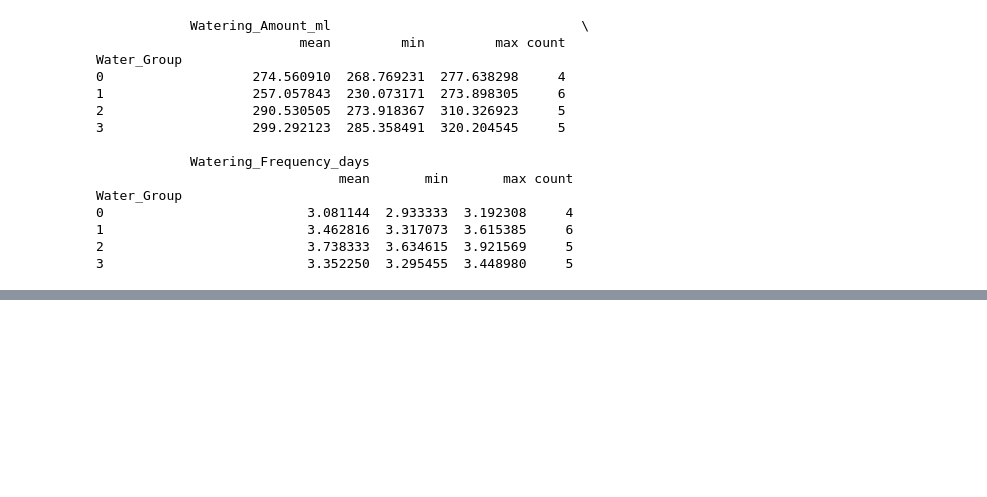
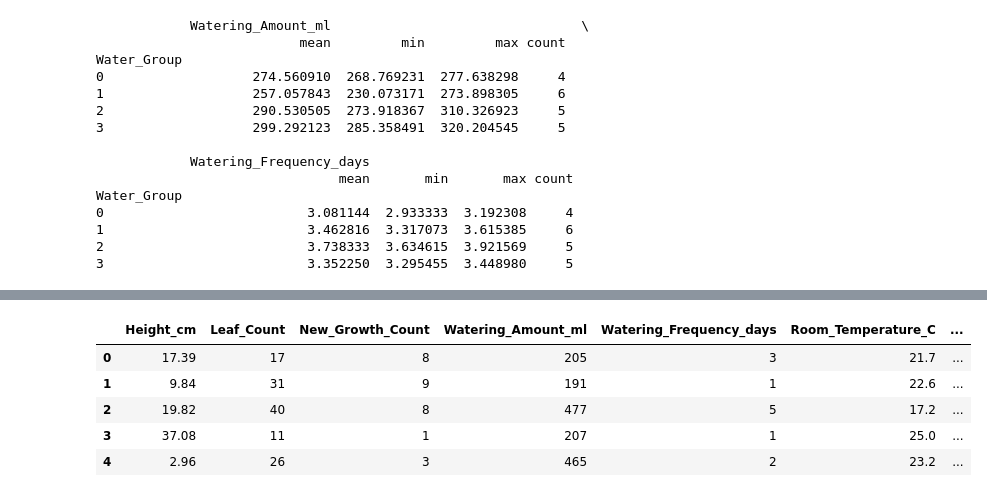
Before and after one commit to NancyNancy07/VIA_UrbanMicroFarm_MAL_Model, a Jupyter notebook: preproccess_samo.ipynb, the cells around one changed output, grey strips where cells are left out. Saved outputs shown, nothing was run; the diff lists cells and outputs as text; code cells hidden in the pictures; blank space fills up the shorter version.

Commit message:
Making a model out of the "watering groups" through using clustering Still the results are not good

```diff
--- a/preproccess_samo.ipynb
+++ b/preproccess_samo.ipynb
@@ -1311,0 +1490,22 @@ plt.show()
+# %%
+from sklearn.model_selection import train_test_split
+
+# Merge the water group mapping to the cleaned dataframe
+df_model = df_clean.merge(
+    plant_water_summary[['Plant_ID', 'Water_Group']],
+    on='Plant_ID',
+    how='left'
+)
+
+# Drop the original Plant_ID as it's now represented by Water_Group
+df_model = df_model.drop(columns=['Plant_ID'])
+
+# Define features (X) and target (y)
+X = df_model.drop('Watering_Amount_ml', axis=1)
+y = df_model['Watering_Amount_ml']
+
+# Split the data into training and testing sets
+X_train, X_test, y_train, y_test = train_test_split(X, y, test_size=0.2, random_state=42)
+
+print("Training set shape:", X_train.shape)
+print("Testing set shape:", X_test.shape)
@@ -1311,0 +1531,11 @@ plt.show()
+# %%
+# one hot encoding for Water_Group
+df_model = pd.get_dummies(df_model, columns=['Water_Group'], prefix='Water_Group', dtype=int)
+df_model.head()
+# %% [output]
+|  | Height_cm | Leaf_Count | New_Growth_Count | Watering_Amount_ml | Watering_Frequency_days | Room_Temperature_C | ... |
+| 0 | 17.39 | 17 | 8 | 205 | 3 | 21.7 | ... |
+| 1 | 9.84 | 31 | 9 | 191 | 1 | 22.6 | ... |
+| 2 | 19.82 | 40 | 8 | 477 | 5 | 17.2 | ... |
+| 3 | 37.08 | 11 | 1 | 207 | 1 | 25.0 | ... |
+| 4 | 2.96 | 26 | 3 | 465 | 2 | 23.2 | ... |
```
Also changed, not shown: parts of 86 cells of this notebook.
